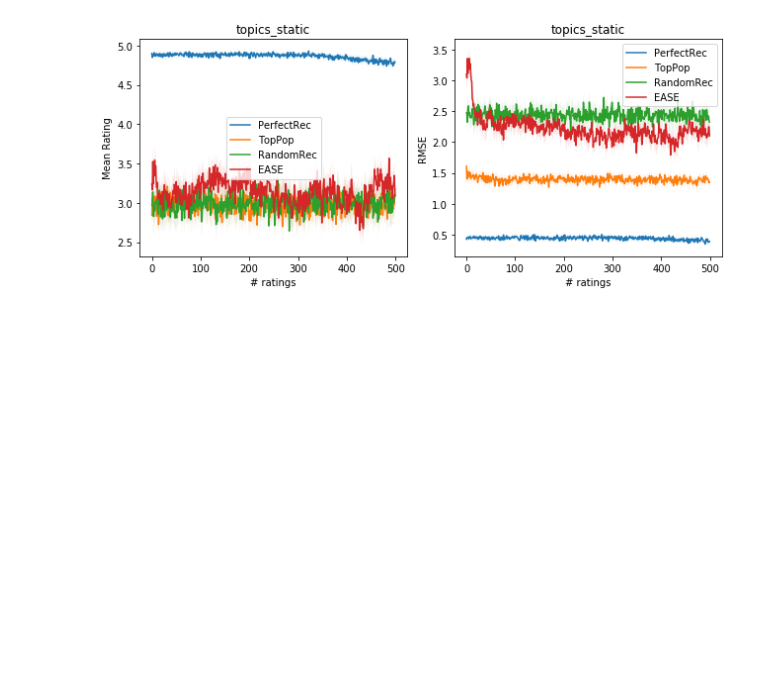
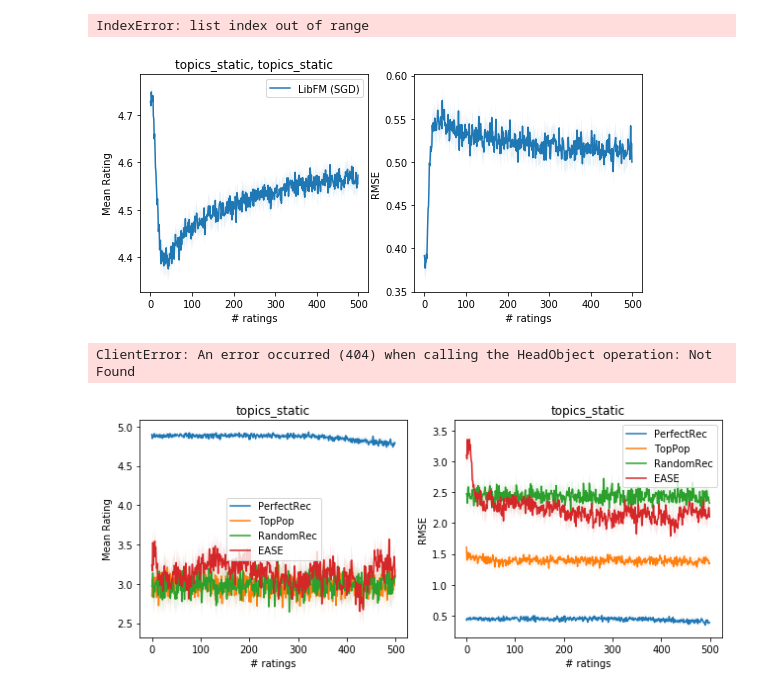
Before and after one commit to berkeley-reclab/RecLab, a Jupyter notebook: experiments/Plotting-Results.ipynb, the cells around one changed output. Drawn from its saved outputs; the diff is of its cells as text; code cells hidden in the pictures; blank space fills up the shorter version.

```diff
--- a/experiments/Plotting-Results.ipynb
+++ b/experiments/Plotting-Results.ipynb
@@ -16,3 +84,32 @@ from reclab.recommenders import TopPop
+# %%
+plot_ratings_mses_s3(['LibFM (SGD)'],
+                     500,
+                     'recsys-eval',
+                     'master',
+                     'topics_dynamic',
+                     [0, 1, 2, 3, 4, 5, 6, 7, 9],
+                     plot_dense=False,
+                     num_users=1000,
+                     num_init_ratings=100000,
+                     threshold=10,
+                     title=['topics_static, topics_static'])
+# %% [output]
+IndexError: list index out of range
+[figure, added]
+# %%
+    plot_ratings_mses_s3(['Autorec', 'LibFM (MCMC)', 'LibFM (SGD), CFNade'],
+                         500,
+                         'recsys-eval',
+                         'master',
+                         'topics_dynamic',
+                         [0],
+                         plot_dense=False,
+                         num_users=1000,
+                         num_init_ratings=100000,
+                         threshold=10,
+                         title=['topics_static, topics_static'])
+# %% [output]
+ClientError: An error occurred (404) when calling the HeadObject operation: Not Found
 # %%
 # S3 storage parameters
 bucket_name = 'recsys-eval'
```
Also changed, not shown: parts of 7 cells of this notebook, 2 other files.
